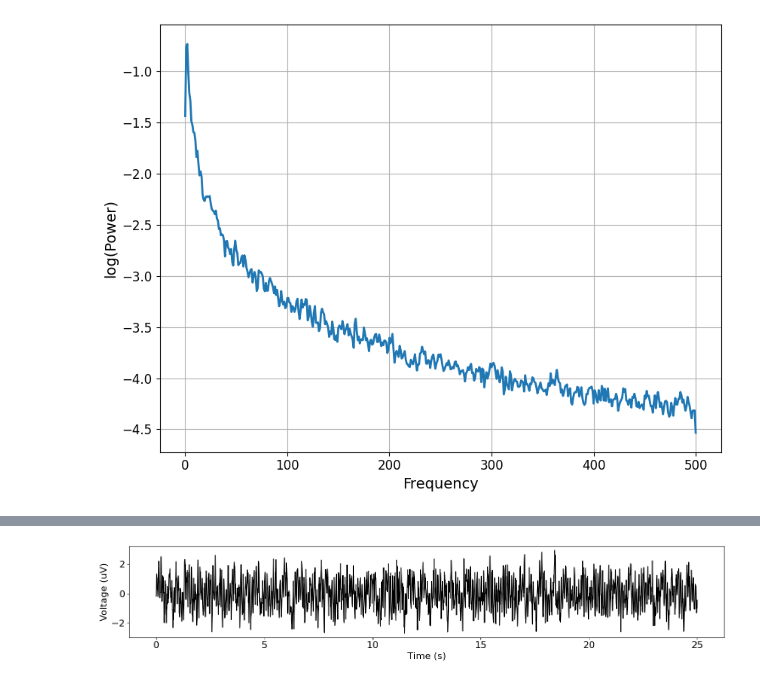
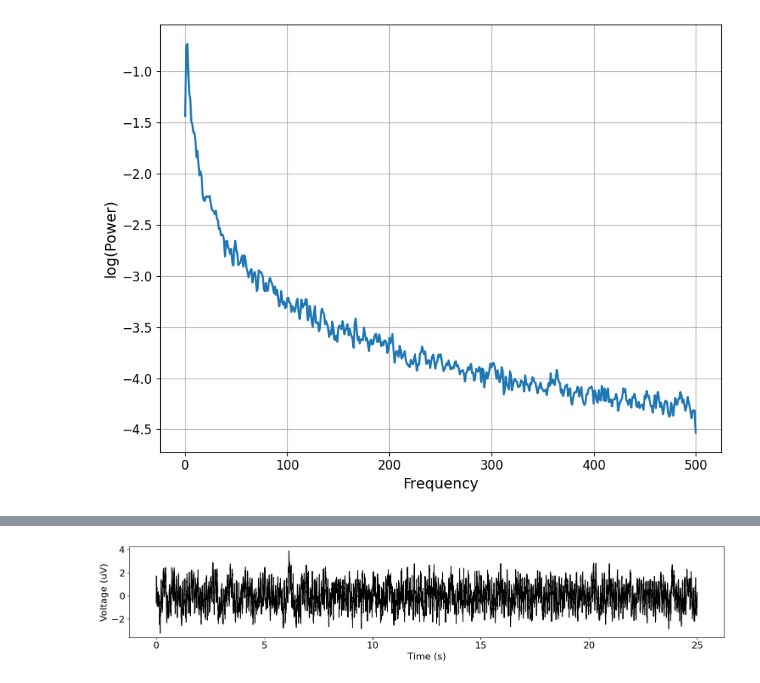
Before and after one commit to chloehooper18/DissertationSimulations, a Jupyter notebook: 02 Simulations 1ppt/01_Cz_Simulation.ipynb, the cells around one changed output, grey strips where cells are left out. Saved outputs shown, nothing was run; the diff lists cells and outputs as text; code cells hidden in the pictures.

Commit message:
Changes to how Cz signal is simulated

```diff
--- a/02 Simulations 1ppt/01_Cz_Simulation.ipynb
+++ b/02 Simulations 1ppt/01_Cz_Simulation.ipynb
@@ -73,8 +109,8 @@ fm_cz.plot(title = "Cz Electrode")
 # %%
-# Set seed for consistency
-set_random_seed(36)
+params, times = setup_Cz_simulation_full() # Params dict that contains simulation setting for Cz signal and "times" for creating time series
 
-# Simulation settings
-n_seconds = 25 # Number of seconds
-s_rate = 1000 # Sampling rate
-times = create_times(n_seconds, s_rate)
+n_seconds = params["n_seconds"]
+fs = params["s_rate"]
+exponent = params["exponent"]
+high_pass_filter = params["high_pass_filter"]
+freq = params ["oscillation"]
@@ -81,11 +132,7 @@ times = create_times(n_seconds, s_rate)
 # %%
-high_pass_filter = 1
-low_pass_filter = 50
-#aperiodic_signal = sim_powerlaw (n_seconds, s_rate, exponent = -1.5, f_range = [high_pass_filter, low_pass_filter])
-
 components = {
-    'sim_powerlaw': {'exponent': -1.5, 'f_range': [high_pass_filter, low_pass_filter]},
-    'sim_oscillation': {'freq': 5}
+    'sim_powerlaw': {'exponent': exponent, 'f_range': [high_pass_filter, None]},
+    'sim_oscillation': {'freq': freq}
 }
 
-cz_signal = sim_combined(n_seconds=n_seconds, fs=s_rate, components=components)
+cz_signal_full = sim_combined(n_seconds, fs, components=components)
@@ -92,5 +144,5 @@ cz_signal = sim_combined(n_seconds=n_seconds, fs=s_rate, components=components)
 # %%
 # Plot time series
-plot_time_series(times, cz_signal)
+plot_time_series(times, cz_signal_full)
 # %% [output]
-[figure, old version]
+[figure, new version]
```
Also changed, not shown: parts of 23 cells of this notebook, 9 other files.
